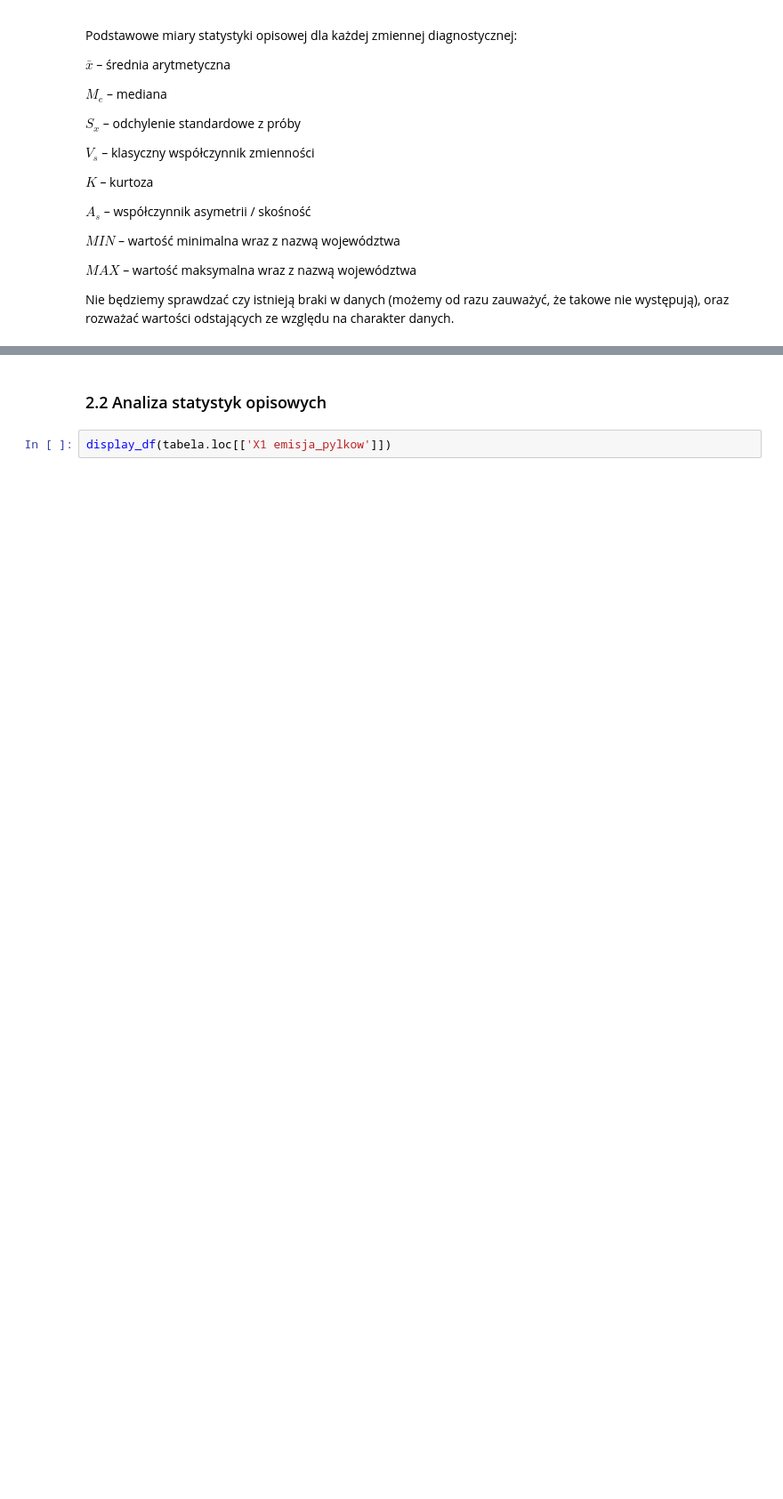
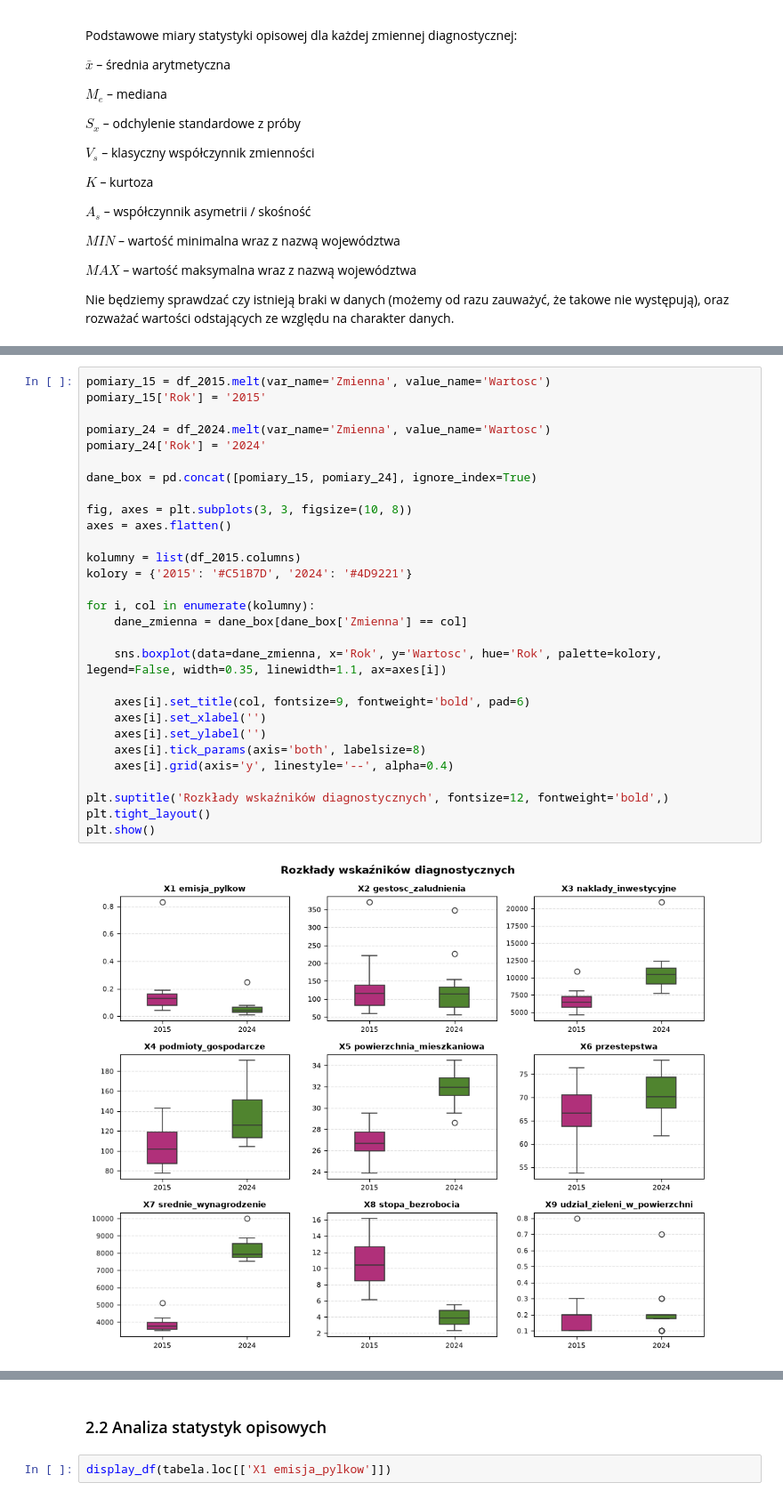
Before and after one commit to Fyjonn/Statistical-data-analysis, a Jupyter notebook: project.ipynb, the cells around one changed output, grey strips where cells are left out. Shown at 89% size. Saved outputs shown, nothing was run; the diff lists cells and outputs as text; blank space fills up the shorter version.

Commit message:
dodanie boxplotow i dokonczenie sprawozdania

```diff
--- a/project.ipynb
+++ b/project.ipynb
@@ -167,3 +168,34 @@ display_df(tabela)
 |  | 2024 | 3.87 | 3.85 | 0.99 | 0.26 | -1.30 | -0.01 | PODKARPACKIE: 5.5 | ... |
 | X9 udzial_zieleni_w_powierzchni | 2015 | 0.21 | 0.20 | 0.17 | 0.82 | 11.51 | 3.19 | ŚLĄSKIE: 0.8 | ... |
 |  | 2024 | 0.22 | 0.20 | 0.14 | 0.65 | 9.48 | 2.79 | ŚLĄSKIE: 0.7 | ... |
+# %%
+pomiary_15 = df_2015.melt(var_name='Zmienna', value_name='Wartosc')
+pomiary_15['Rok'] = '2015'
+
+pomiary_24 = df_2024.melt(var_name='Zmienna', value_name='Wartosc')
+pomiary_24['Rok'] = '2024'
+
+dane_box = pd.concat([pomiary_15, pomiary_24], ignore_index=True)
+
+fig, axes = plt.subplots(3, 3, figsize=(10, 8))
+axes = axes.flatten()
+
+kolumny = list(df_2015.columns)
+kolory = {'2015': '#C51B7D', '2024': '#4D9221'}
+
+for i, col in enumerate(kolumny):
+    dane_zmienna = dane_box[dane_box['Zmienna'] == col]
+
+    sns.boxplot(data=dane_zmienna, x='Rok', y='Wartosc', hue='Rok', palette=kolory, legend=False, width=0.35, linewidth=1.1, ax=axes[i])
+
+    axes[i].set_title(col, fontsize=9, fontweight='bold', pad=6)
+    axes[i].set_xlabel('')
+    axes[i].set_ylabel('')
+    axes[i].tick_params(axis='both', labelsize=8)
+    axes[i].grid(axis='y', linestyle='--', alpha=0.4)
+
+plt.suptitle('Rozkłady wskaźników diagnostycznych', fontsize=12, fontweight='bold',)
+plt.tight_layout()
+plt.show()
+# %% [output]
+[figure, added]
```
Also changed, not shown: parts of 11 cells of this notebook, 1 other file.
